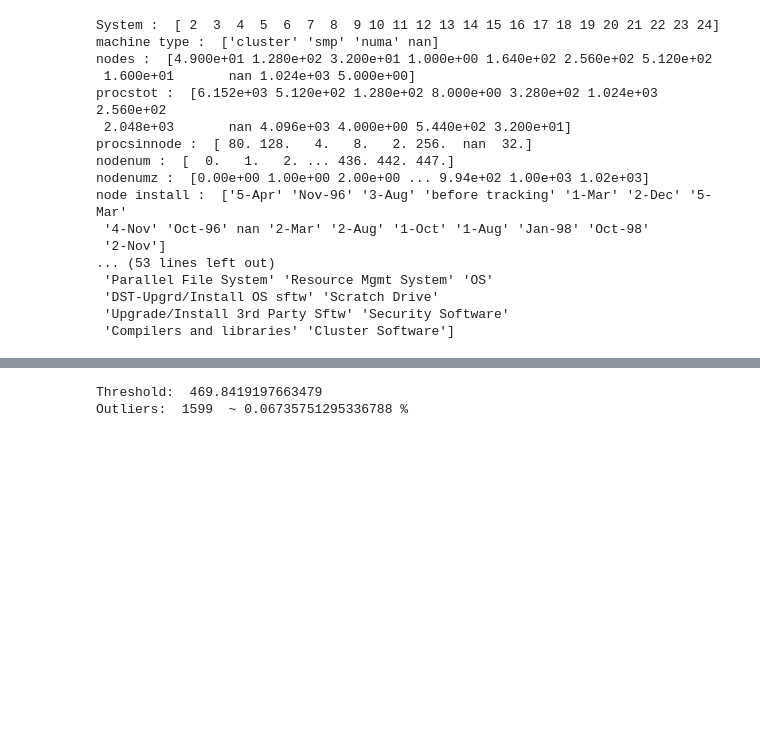
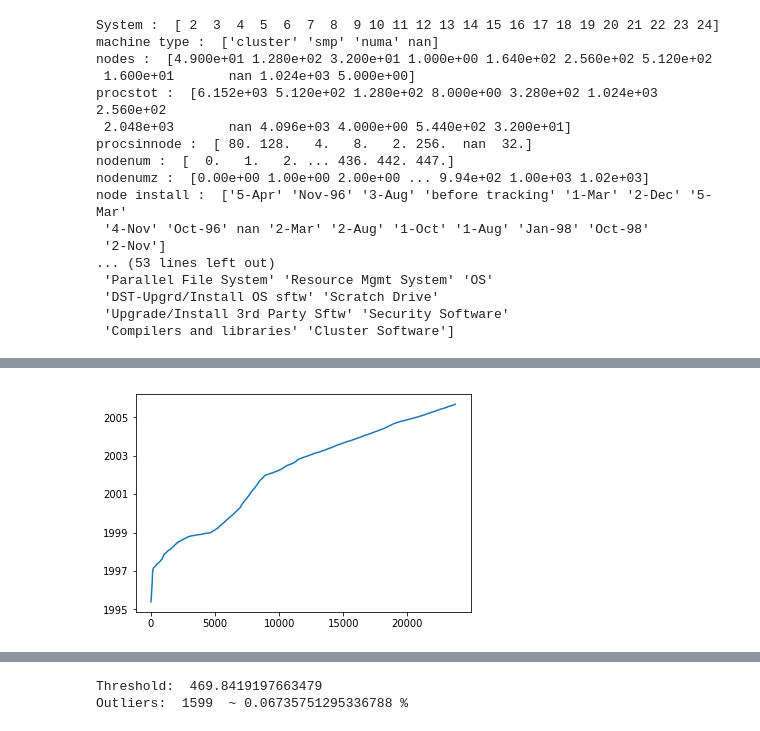
Before and after one commit to nhorcher/541_final_project, a Jupyter notebook: LANL_Analysis.ipynb, the cells around one changed output, grey strips where cells are left out. Saved outputs shown, nothing was run; the diff lists cells and outputs as text; code cells hidden in the pictures; blank space fills up the shorter version.

```diff
--- a/LANL_Analysis.ipynb
+++ b/LANL_Analysis.ipynb
@@ -108,20 +101,21 @@ F.describe()
 # %%
-# get data for smarter plots
-date_sort = lanl.sort_values("Prob Started (mm/dd/yy hh:mm)")
+# Time objects and time sorting
+date_sort = lanl
+# change to datetime objects
+date_sort["Prob Started (mm/dd/yy hh:mm)"] = pd.to_datetime(date_sort["Prob Started (mm/dd/yy hh:mm)"])
+date_sort["Prob Fixed (mm/dd/yy hh:mm)"] = pd.to_datetime(date_sort["Prob Fixed (mm/dd/yy hh:mm)"])
 
-first_issue = parser.parse(date_sort["Prob Started (mm/dd/yy hh:mm)"].min())
-last_issue = parser.parse(date_sort["Prob Fixed (mm/dd/yy hh:mm)"].max())
+# sort
+date_sort = date_sort.sort_values("Prob Started (mm/dd/yy hh:mm)")
+
+# get first and last time
+first_issue = date_sort["Prob Started (mm/dd/yy hh:mm)"].iloc[0]
+last_issue = date_sort["Prob Fixed (mm/dd/yy hh:mm)"].iloc[-1]
 
 print("First Time: ", first_issue)
 print("Last Time: ", last_issue)
 time_difference = last_issue - first_issue
 interval_size = int(time_difference.total_seconds()/60)
-
 print("Minutes: ", interval_size)
-
-plt.close('all')
-
-graph_data = {}
-for ID in date_sort["System"].unique():
-    graph_data[ID] = np.zeros(interval_size)
+date_sort.head()
 # %% [output]
@@ -131,3 +132,10 @@ Minutes:  4043483
+# %%
+# Verify in correct time order, strictly increasing
+plt.figure()
+plt.plot(range(0,len(date_sort)), date_sort["Prob Started (mm/dd/yy hh:mm)"])
+plt.show()
+# %% [output]
+[figure, added]
 # %%
 # fig, ax = plt.subplots()
 # ax.plot(r.date, r.adj_close)
```
Also changed, not shown: parts of 25 cells of this notebook.
